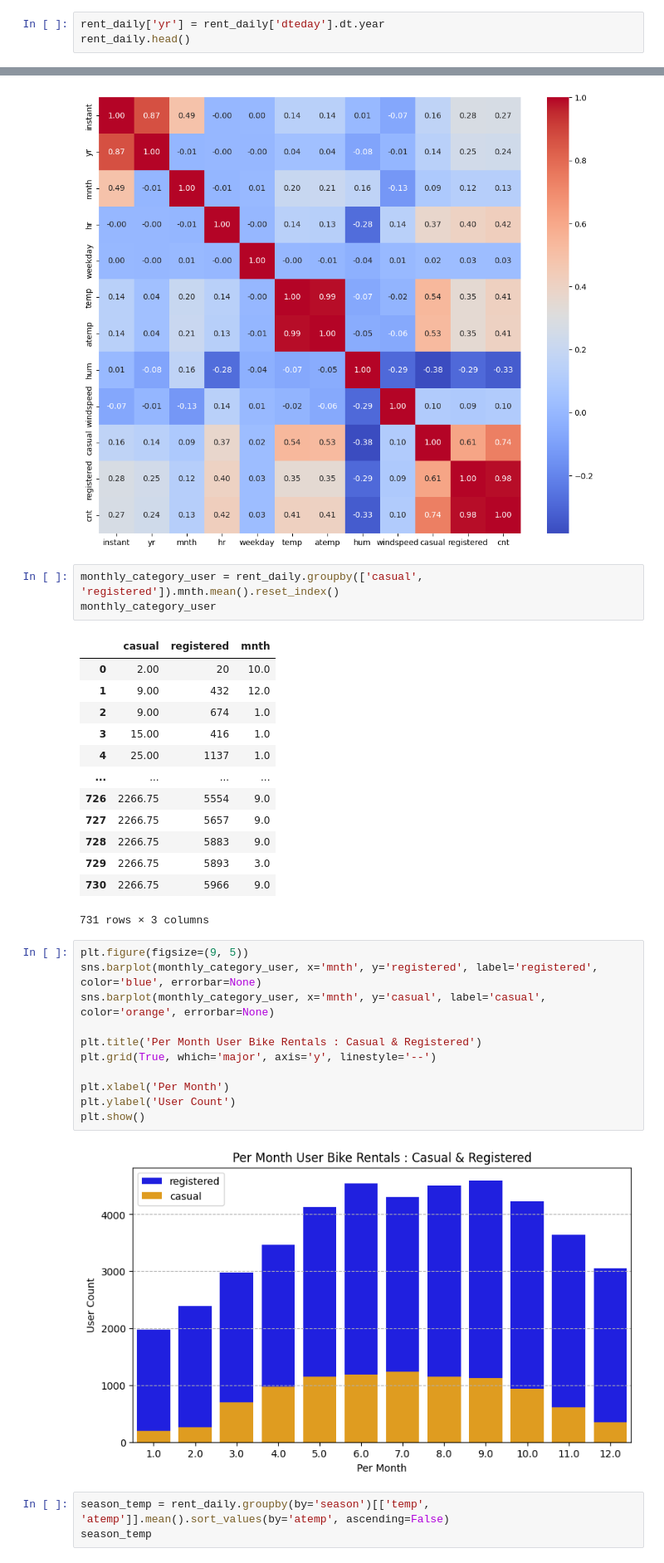
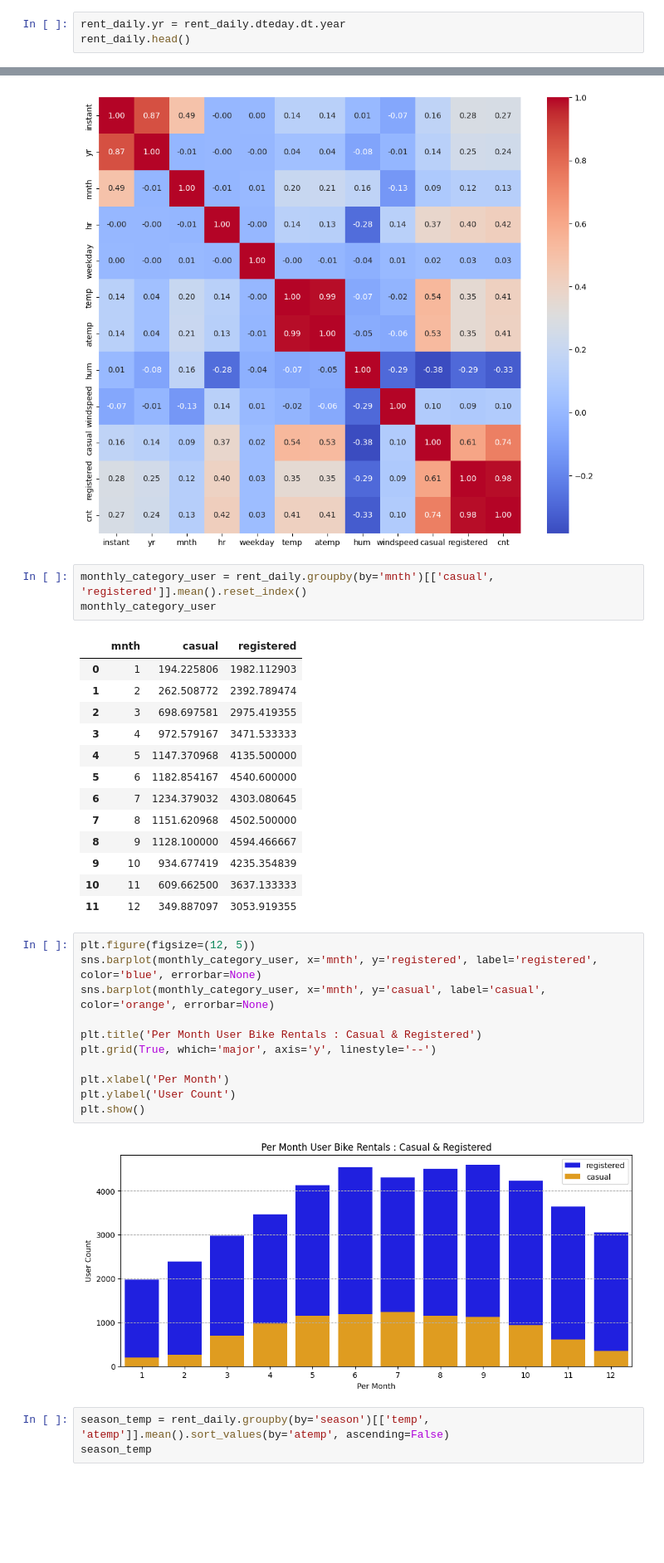
Before and after one commit to dmareee/EDA_Practice, a Jupyter notebook: notebook.ipynb, the cells around one changed output, grey strips where cells are left out. Shown at 83% size. Drawn from its saved outputs; the diff is of its cells as text; blank space fills up the shorter version.

```diff
--- a/notebook.ipynb
+++ b/notebook.ipynb
@@ -391,7 +391,7 @@ rent_hourly["atemp"] = rent_hourly["atemp"] * 50
 rent_hourly["hum"] = rent_hourly["hum"] * 100
 rent_hourly["windspeed"] = rent_hourly["windspeed"] * 67
 # %%
-rent_daily['yr'] = rent_daily['dteday'].dt.year
+rent_daily.yr = rent_daily.dteday.dt.year
 rent_daily.head()
 # %% [output]
 |  | instant | dteday | season | yr | mnth | holiday | weekday | workingday | weathersit | temp | ... |
@@ -709,35 +720,35 @@ plt.show()
 # %% [output]
 [figure]
 # %%
-monthly_category_user = rent_daily.groupby(['casual', 'registered']).mnth.mean().reset_index()
+monthly_category_user = rent_daily.groupby(by='mnth')[['casual', 'registered']].mean().reset_index()
 monthly_category_user
 # %% [output]
-|  | casual | registered | mnth |
-| 0 | 2.00 | 20 | 10.0 |
-| 1 | 9.00 | 432 | 12.0 |
-| 2 | 9.00 | 674 | 1.0 |
-| 3 | 15.00 | 416 | 1.0 |
-| 4 | 25.00 | 1137 | 1.0 |
-| ... | ... | ... | ... |
-| 726 | 2266.75 | 5554 | 9.0 |
-| 727 | 2266.75 | 5657 | 9.0 |
-| 728 | 2266.75 | 5883 | 9.0 |
-| 729 | 2266.75 | 5893 | 3.0 |
-| 730 | 2266.75 | 5966 | 9.0 |
+|  | mnth | casual | registered |
+| 0 | 1 | 194.225806 | 1982.112903 |
+| 1 | 2 | 262.508772 | 2392.789474 |
+| 2 | 3 | 698.697581 | 2975.419355 |
+| 3 | 4 | 972.579167 | 3471.533333 |
+| 4 | 5 | 1147.370968 | 4135.500000 |
+| 5 | 6 | 1182.854167 | 4540.600000 |
+| 6 | 7 | 1234.379032 | 4303.080645 |
+| 7 | 8 | 1151.620968 | 4502.500000 |
+| 8 | 9 | 1128.100000 | 4594.466667 |
+| 9 | 10 | 934.677419 | 4235.354839 |
+| 10 | 11 | 609.662500 | 3637.133333 |
+| 11 | 12 | 349.887097 | 3053.919355 |
-731 rows × 3 columns
 # %%
-plt.figure(figsize=(9, 5))
+plt.figure(figsize=(12, 5))
 sns.barplot(monthly_category_user, x='mnth', y='registered', label='registered', color='blue', errorbar=None)
 sns.barplot(monthly_category_user, x='mnth', y='casual', label='casual', color='orange', errorbar=None)
 
 plt.title('Per Month User Bike Rentals : Casual & Registered')
 plt.grid(True, which='major', axis='y', linestyle='--')
 
 plt.xlabel('Per Month')
 plt.ylabel('User Count')
 plt.show()
 # %% [output]
-[figure, old version]
+[figure, new version]
 # %%
 season_temp = rent_daily.groupby(by='season')[['temp', 'atemp']].mean().sort_values(by='atemp', ascending=False)
 season_temp
```
Also changed, not shown: parts of 18 cells of this notebook, 3 other files.
